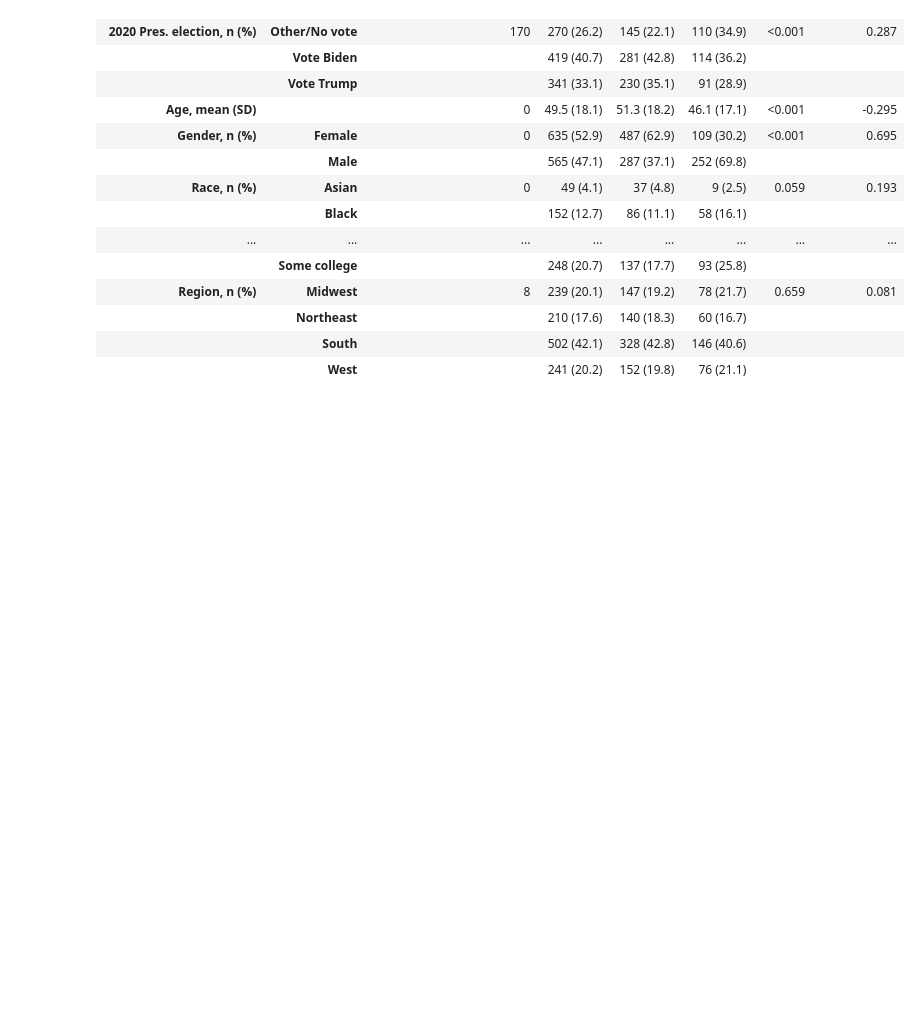
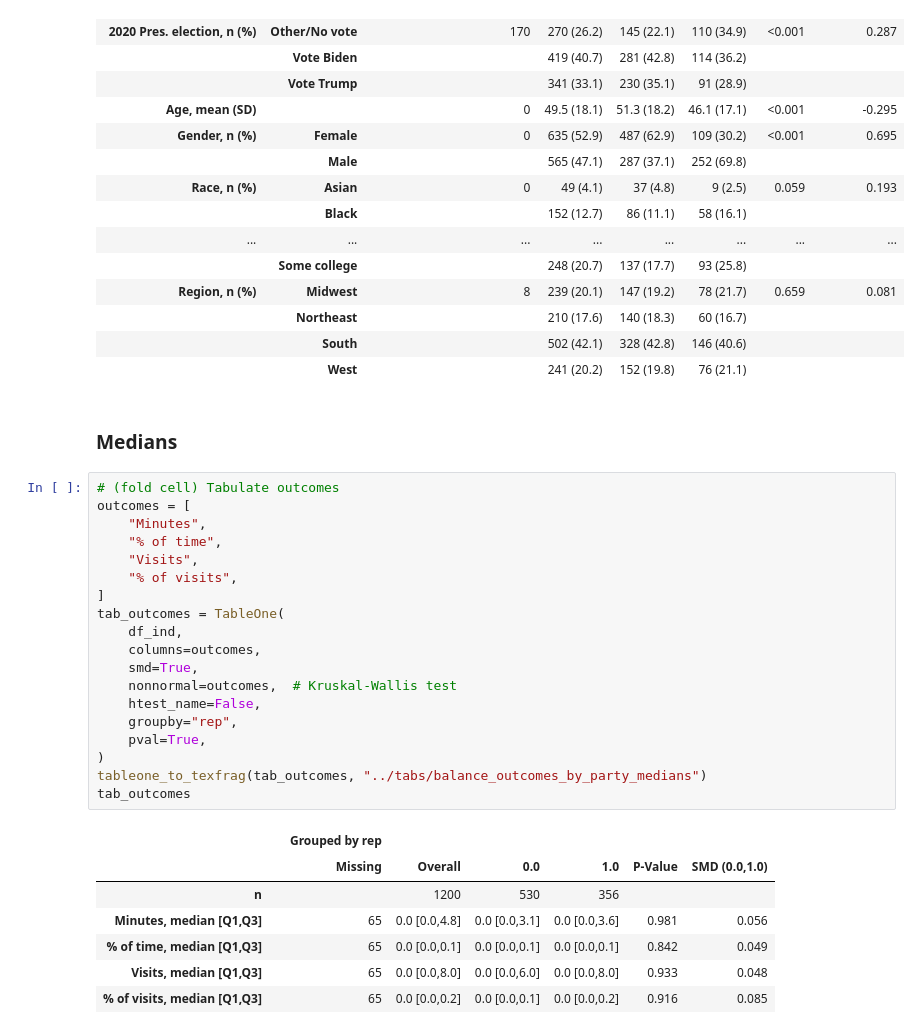
Before and after one commit to soodoku/adult, a Jupyter notebook: scripts/tabulated_characteristics_split_by_party.ipynb, the cells around one changed output. Drawn from its saved outputs; the diff is of its cells as text; blank space fills up the shorter version.

Commit message:
Add difference in medians
Add difference in medians for porn consumption by party. Currently Table SI 1.7.

```diff
--- a/scripts/tabulated_characteristics_split_by_party.ipynb
+++ b/scripts/tabulated_characteristics_split_by_party.ipynb
@@ -206,3 +208,32 @@ tab_covariates
 |  | Northeast |  | 210 (17.6) | 140 (18.3) | 60 (16.7) |  |  |
 |  | South |  | 502 (42.1) | 328 (42.8) | 146 (40.6) |  |  |
 |  | West |  | 241 (20.2) | 152 (19.8) | 76 (21.1) |  |  |
+# %% [markdown]
+### Medians
+# %%
+# (fold cell) Tabulate outcomes
+outcomes = [
+    "Minutes",
+    "% of time",
+    "Visits",
+    "% of visits",
+]
+tab_outcomes = TableOne(
+    df_ind,
+    columns=outcomes,
+    smd=True,
+    nonnormal=outcomes,  # Kruskal-Wallis test
+    htest_name=False,
+    groupby="rep",
+    pval=True,
+)
+tableone_to_texfrag(tab_outcomes, "../tabs/balance_outcomes_by_party_medians")
+tab_outcomes
+# %% [output]
+|  |  | Grouped by rep |  |  |  |  |  |
+|  |  | Missing | Overall | 0.0 | 1.0 | P-Value | SMD (0.0,1.0) |
+| n |  |  | 1200 | 530 | 356 |  |  |
+| Minutes, median [Q1,Q3] |  | 65 | 0.0 [0.0,4.8] | 0.0 [0.0,3.1] | 0.0 [0.0,3.6] | 0.981 | 0.056 |
+| % of time, median [Q1,Q3] |  | 65 | 0.0 [0.0,0.1] | 0.0 [0.0,0.1] | 0.0 [0.0,0.1] | 0.842 | 0.049 |
+| Visits, median [Q1,Q3] |  | 65 | 0.0 [0.0,8.0] | 0.0 [0.0,6.0] | 0.0 [0.0,8.0] | 0.933 | 0.048 |
+| % of visits, median [Q1,Q3] |  | 65 | 0.0 [0.0,0.2] | 0.0 [0.0,0.1] | 0.0 [0.0,0.2] | 0.916 | 0.085 |
```
Also changed, not shown: parts of 1 cell of this notebook, 2 other files.
